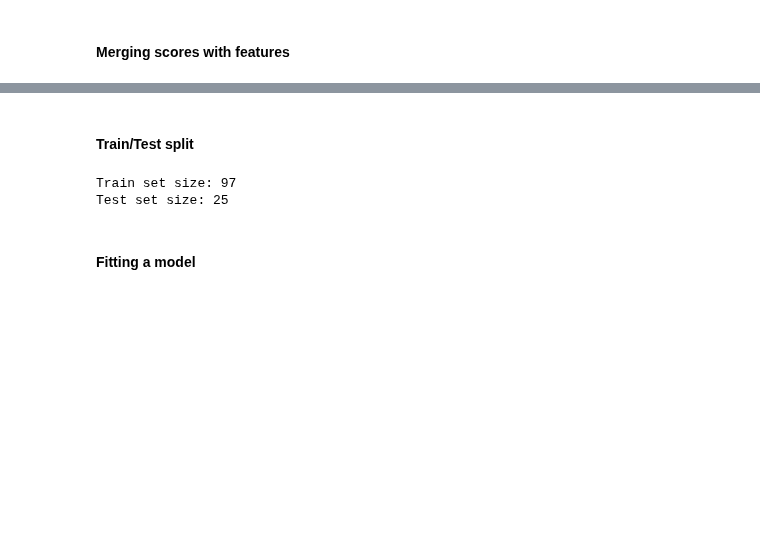
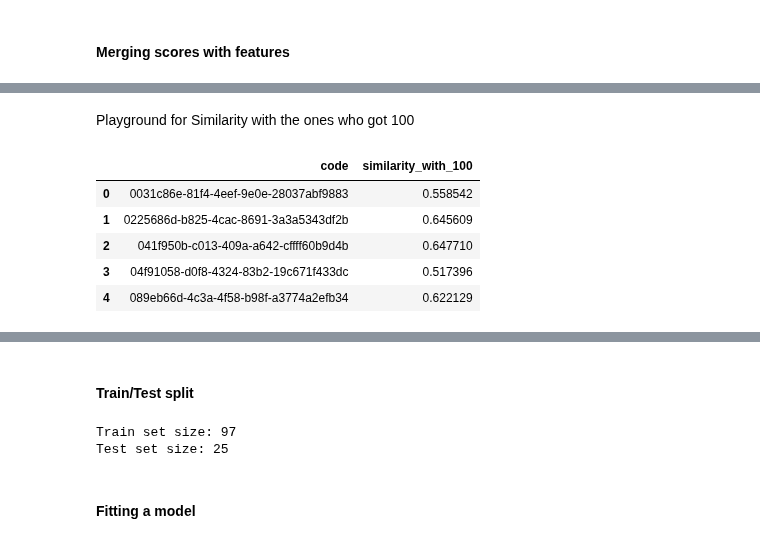
Before and after one commit to cerenarkac21/PROJE_CS412, a Jupyter notebook: code_base.ipynb, the cells around one changed output, grey strips where cells are left out. Saved outputs shown, nothing was run; the diff lists cells and outputs as text; code cells hidden in the pictures; blank space fills up the shorter version.

```diff
--- a/code_base.ipynb
+++ b/code_base.ipynb
@@ -505,0 +500,46 @@ temp_df.head()
+# %% [markdown]
+Playground for Similarity with the ones who got 100
+# %%
+#tf-ıdf vectorizer with only user prompts
+conversations_100 = []
+for code, convos in code2convos.items():
+    # Check if the code exists in temp_df and if the student scored 100
+    if code in temp_df['code'].values and temp_df.loc[temp_df['code'] == code, 'grade'].values[0] == 100:
+        convo_text = " ".join(c["text"] for c in convos if c["role"] == "user")
+        conversations_100.append(convo_text)
+
+tfidf_vectorizer = TfidfVectorizer()
+tfidf_matrix_100 = tfidf_vectorizer.fit_transform(conversations_100)
+
+code2similarity = {}
+for code, convos in code2convos.items():
+    # Extract the text for the current student's conversation
+    student_convo = " ".join(c["text"] for c in convos if c["role"] == "user")
+
+    # Vectorize the current student's conversation using the TF-IDF model created earlier
+    student_tfidf = tfidf_vectorizer.transform([student_convo])
+
+    # Calculate cosine similarity with the TF-IDF of conversations who scored 100
+    similarity_scores = cosine_similarity(student_tfidf, tfidf_matrix_100)
+
+    # We take the average similarity score for simplicity
+    code2similarity[code] = similarity_scores.mean()
+
+# Step 4: Store these similarities in a new DataFrame
+similarity_df = pd.DataFrame.from_dict(code2similarity, orient='index', columns=['similarity_with_100'])
+
+
+similarity_df = similarity_df.reset_index()
+
+# Rename columns appropriately
+similarity_df.columns = ['code', 'similarity_with_100']
+
+# Now similarity_df_reset has a regular index and separate columns for 'code' and 'similarity_with_100'
+similarity_df.head()
+# %% [output]
+|  | code | similarity_with_100 |
+| 0 | 0031c86e-81f4-4eef-9e0e-28037abf9883 | 0.558542 |
+| 1 | 0225686d-b825-4cac-8691-3a3a5343df2b | 0.645609 |
+| 2 | 041f950b-c013-409a-a642-cffff60b9d4b | 0.647710 |
+| 3 | 04f91058-d0f8-4324-83b2-19c671f433dc | 0.517396 |
+| 4 | 089eb66d-4c3a-4f58-b98f-a3774a2efb34 | 0.622129 |
```
Also changed, not shown: parts of 8 cells of this notebook.
